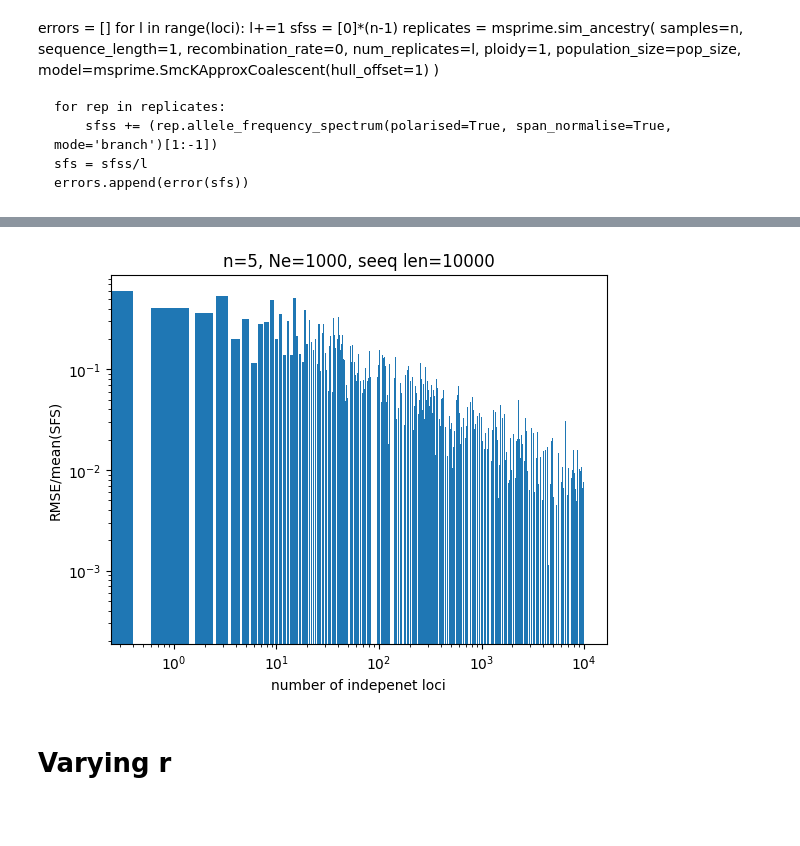
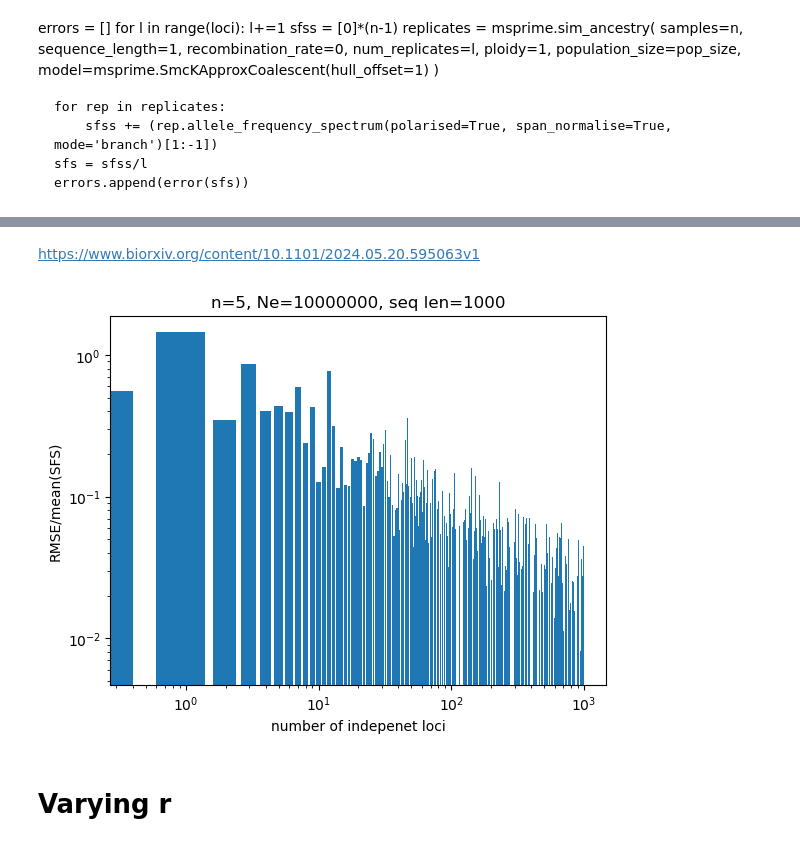
Before and after one commit to hossam26644/blockbuster_plot, a Jupyter notebook: Theoritical_plots/indp_trees.ipynb, the cells around one changed output, grey strips where cells are left out. Drawn from its saved outputs; the diff is of its cells as text; code cells hidden in the pictures; blank space fills up the shorter version.

```diff
--- a/Theoritical_plots/indp_trees.ipynb
+++ b/Theoritical_plots/indp_trees.ipynb
@@ -6,7 +9,7 @@ import concurrent.futures as cf
 # %%
-pop_size = 1000
+pop_size = 10000000
 n = 5
-loci=10000
+loci=1000
 # %%
 theoritical_sfs = [2*pop_size/(i+1) for i in range(n-1)]
 plt.bar(range(len(theoritical_sfs)), theoritical_sfs)
@@ -82,15 +142,17 @@ plt.show()
+# %% [markdown]
+https://www.biorxiv.org/content/10.1101/2024.05.20.595063v1
 # %%
 scaled_error = [e/np.mean(theoritical_sfs) for e in errors]
 plt.bar(range(len(scaled_error)), scaled_error)
 plt.yscale('log')
 plt.xscale('log')
 
 plt.xlabel('number of indepenet loci')
 plt.ylabel('RMSE/mean(SFS)')
-plt.title(f'n={n}, Ne={pop_size}, seeq len={loci}')
+plt.title(f'n={n}, Ne={pop_size}, seq len={loci}')
 plt.show()
 # %% [output]
-[figure, old version]
+[figure, new version]
 # %% [markdown]
 # Varying r
 # %%
```
Also changed, not shown: parts of 11 cells of this notebook, 30 other files.
